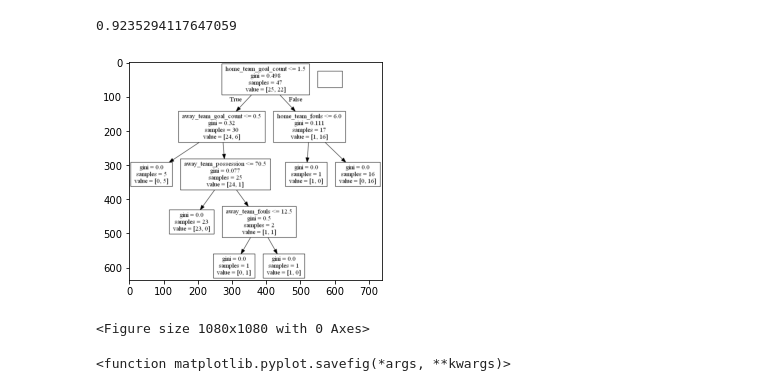
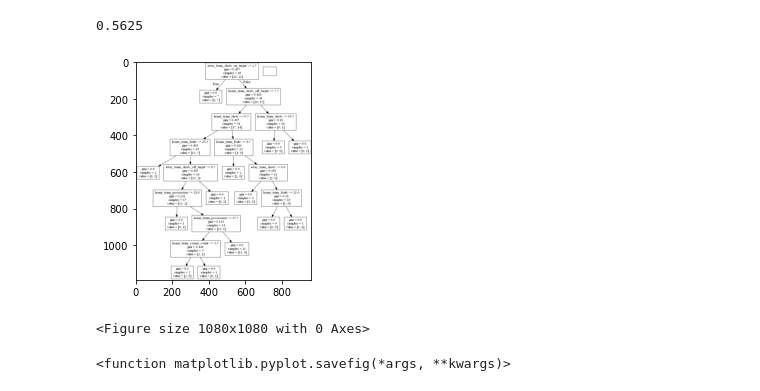
Before and after one commit to rajatjain007/FIFAWorldCupPrediction, a Jupyter notebook: DecisionTrees/phase1.ipynb, the cells around one changed output. Cells and saved outputs as stored; diff of their text form; code cells hidden in the pictures.

Commit message:
decision tree final

```diff
--- a/DecisionTrees/phase1.ipynb
+++ b/DecisionTrees/phase1.ipynb
@@ -18,41 +15,46 @@ df = pd.read_csv("../Data/Dataset.csv")
-# %%
-#featureList = df.drop(["home_team_name","away_team_name","home_team_goal_count","away_team_goal_count","winner_encoded","home_team_result"],axis=1).columns.values.tolist()
-targets = df["home_team_result"]
-features = df.drop(["winner_encoded","home_team_result",],axis=1)
-
-featuresTrain, targetsTrain = features[0:47], targets[0:47]
-featuresTest, targetsTest = features[47:], targets[47:]
-featuresTrain, targetsTrain = features[0:47], targets[0:47]
-featuresTest, targetsTest = features[47:], targets[47:]
-#Training for Decision Tree
-dtree = DecisionTreeClassifier()
-dtree = dtree.fit(featuresTrain, targetsTrain)
-
-#Testing for Decision Tree
-dtree.predict(featuresTest)
-dtree.score(featuresTest,targetsTest)
-
-#Running 10 times and get average of the percentage
-score = []
-for i in range(10):
-  dtree = dtree.fit(featuresTrain, targetsTrain)
-  dtree.predict(featuresTest)
-  score.append(dtree.score(featuresTest,targetsTest))
-print(sum(score) / 10)
-# %% [output]
-0.9235294117647059
+# %%
+#Reading and spliting our dataset to training and testing data
+trainingData = pd.read_csv("../Data/TrainingData.csv")
+testingData = pd.read_csv("../Data/TestingData.csv")
+
+# Training Data
+targets = trainingData["home_team_result"]
+targets = targets.values.reshape(-1,1)
+features = trainingData.drop(["home_team_name", "away_team_name", "home_team_goal_count", "away_team_goal_count", "home_team_result","winner_encoded"],axis=1).values
+featuresTrain = features
+targetsTrain = targets
+
+# Testing Data
+targets = testingData["home_team_result"]
+targets = targets.values.reshape(-1,1)
+features = testingData.drop(["home_team_name", "away_team_name", "home_team_goal_count", "away_team_goal_count", "home_team_result"],axis=1).values
+featuresTest = features
+targetsTest = targets
+# %%
+#Training for Decision Tree
+dtree = DecisionTreeClassifier()
+dtree = dtree.fit(featuresTrain, targetsTrain)
+
+#Testing for Decision Tree
+dtree.predict(featuresTest)
+print(dtree.score(featuresTest,targetsTest))
+# %% [output]
+0.5625
 # %%
 # Generate graphs
-df = tree.export_graphviz(dtree, out_file=None, feature_names=features.columns.values.tolist())
+df = pd.read_csv("../Data/TestingData.csv")
+featuresName = df.drop(["home_team_name", "away_team_name", "home_team_goal_count", "away_team_goal_count", "home_team_result"],axis=1)
+
+df = tree.export_graphviz(dtree, out_file=None, feature_names=featuresName.columns.values.tolist())
 graph = pydotplus.graph_from_dot_data(df)
 graph.write_png('mydecisiontree2.png')
 img=pltimg.imread('mydecisiontree2.png')
 imgplot = plt.imshow(img)
 plt.figure(figsize=(15,15))
 plt.show()
 plt.savefig
 # %% [output]
-[figure, old version]
+[figure, new version]
 <Figure size 1080x1080 with 0 Axes>
 <function matplotlib.pyplot.savefig(*args, **kwargs)>
 # %%
```
Also changed, not shown: parts of 2 cells of this notebook, 4 other files.
